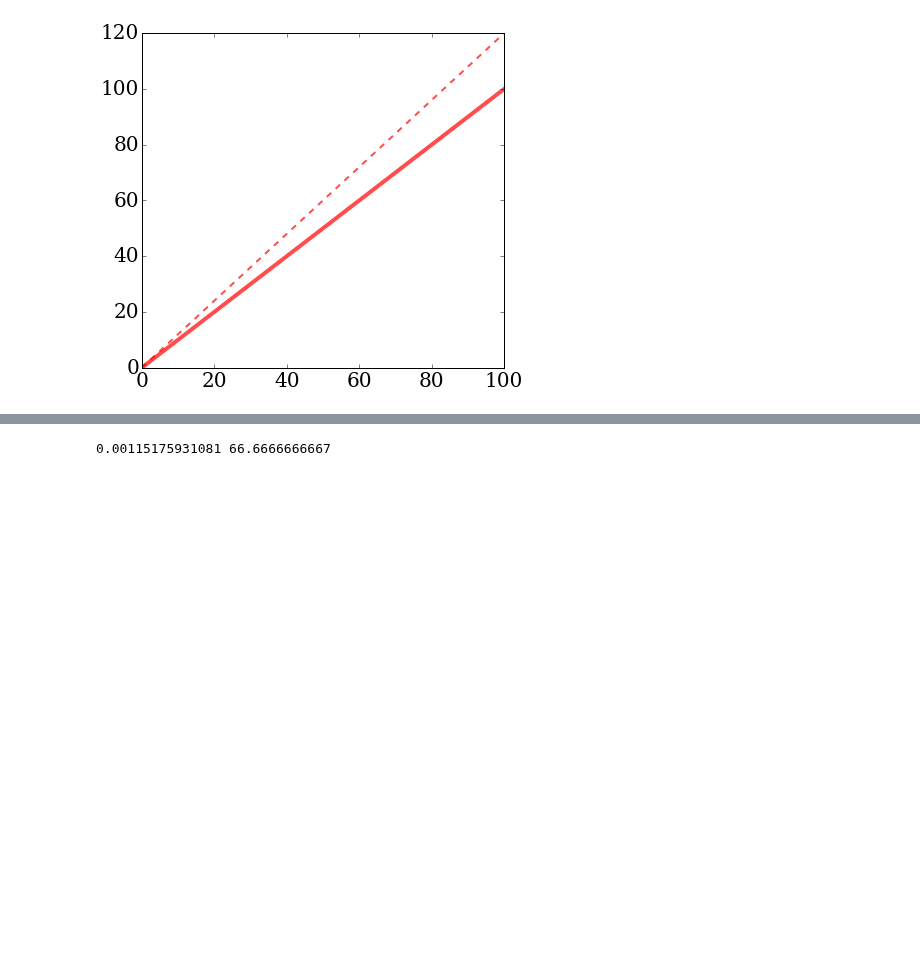
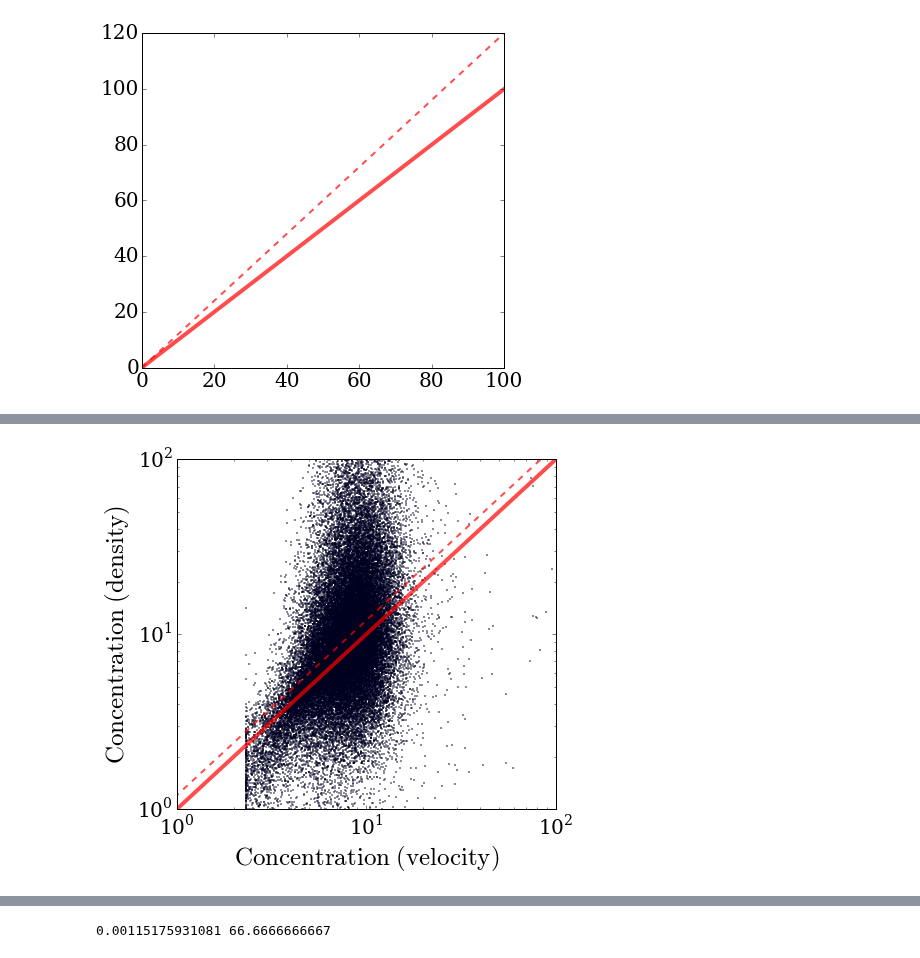
Before and after one commit to astroandes/MACH, a Jupyter notebook: plots/ComparisonPlots.ipynb, the cells around one changed output, grey strips where cells are left out. Saved outputs shown, nothing was run; the diff lists cells and outputs as text; code cells hidden in the pictures; blank space fills up the shorter version.

```diff
--- a/plots/ComparisonPlots.ipynb
+++ b/plots/ComparisonPlots.ipynb
@@ -503,3 +521,31 @@ z 6.32400039316 -0.0460661692594
+# %%
+fig = plt.figure(figsize=(6.5,6.0))
+ax = plt.axes()
+
+enlarge_labels(ax,20)
+
+x = np.linspace(0.0,100, 100)
+plt.plot(x,x, color='red', linewidth=4, alpha=0.7)
+plt.plot(x,x*1.20, color='red', linewidth=2, alpha=0.7, linestyle='--')
+#plt.scatter(conc_mass_sorted, conc_velocity_sorted,
+
+ii = np.in1d(id_vel_bolshoi,id_dens_bolshoi)
+plt.scatter(conc_bolshoi_vel[ii], conc_bolshoi_density,  s=1, alpha=0.5)
+
+#ax.errorbar(conc_bolshoi_mass[ii], conc_bolshoi_vel[ii],
+#            xerr=[conc_bolshoi_mass[ii]-conc_low_bolshoi_mass[ii], conc_up_bolshoi_mass[ii] - conc_bolshoi_mass[ii]],
+#            fmt='o', ecolor='g', capthick=2)
+plt.xlim([1,100])
+plt.ylim([1,100])
+
+plt.subplots_adjust(bottom=0.18, top=0.99, left=0.18, right=0.99)
+ax.set_xscale('log')
+ax.set_yscale('log')
+ax.set_xlabel('$\mathrm{Concentration\ (velocity)}$',fontsize=25)
+ax.set_ylabel('$\mathrm{Concentration\ (density)}$',fontsize=25)
+plt.savefig("conc_vel_dens_bolshoi.pdf")
+# %% [output]
+[figure, added]
 # %%
 fig = plt.figure(figsize=(6.5,6.0))
 ax = plt.axes()
```
Also changed, not shown: parts of 5 cells of this notebook.
